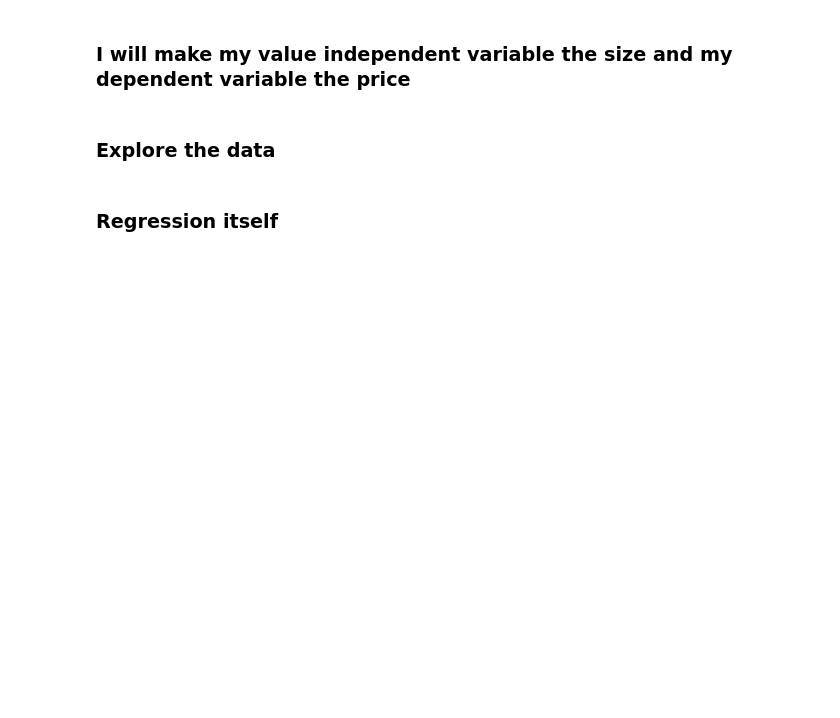
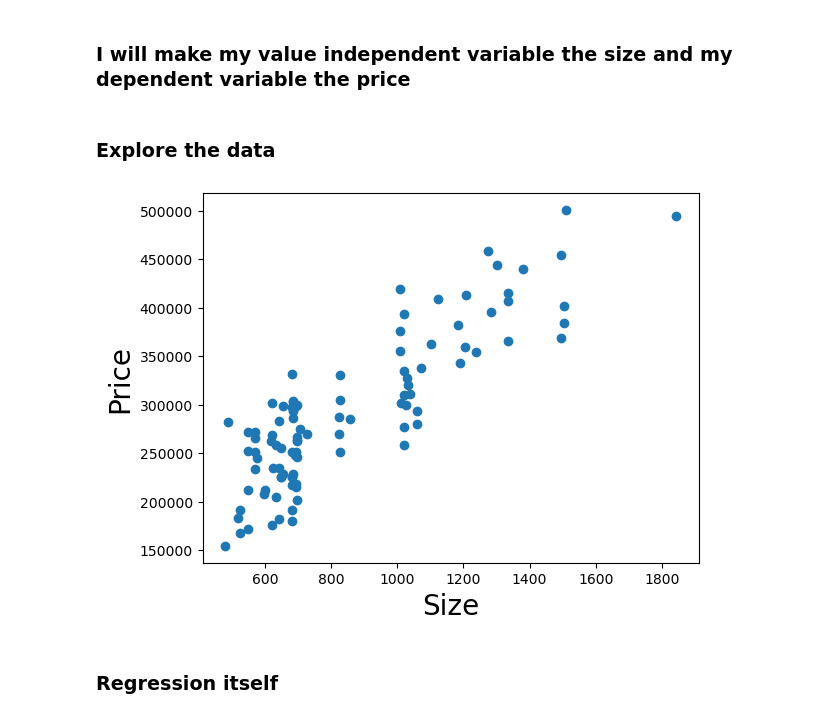
Before and after one commit to ThaboJChesane/Simple-Linear-Regression, a Jupyter notebook: Simple Linear Regression Exercise.ipynb, the cells around one changed output. Drawn from its saved outputs; the diff is of its cells as text; code cells hidden in the pictures; blank space fills up the shorter version.

```diff
--- a/Simple Linear Regression Exercise.ipynb
+++ b/Simple Linear Regression Exercise.ipynb
@@ -50,5 +50,12 @@ y = data['price']
 x = data['size']
 # %% [markdown]
 ### Explore the data
+# %%
+plt.scatter(x, y)
+plt.xlabel('Size', fontsize=20)
+plt.ylabel('Price', fontsize=20)
+plt.show()
+# %% [output]
+[figure, added]
 # %% [markdown]
 ### Regression itself
```
Also changed, not shown: parts of 1 cell of this notebook.
